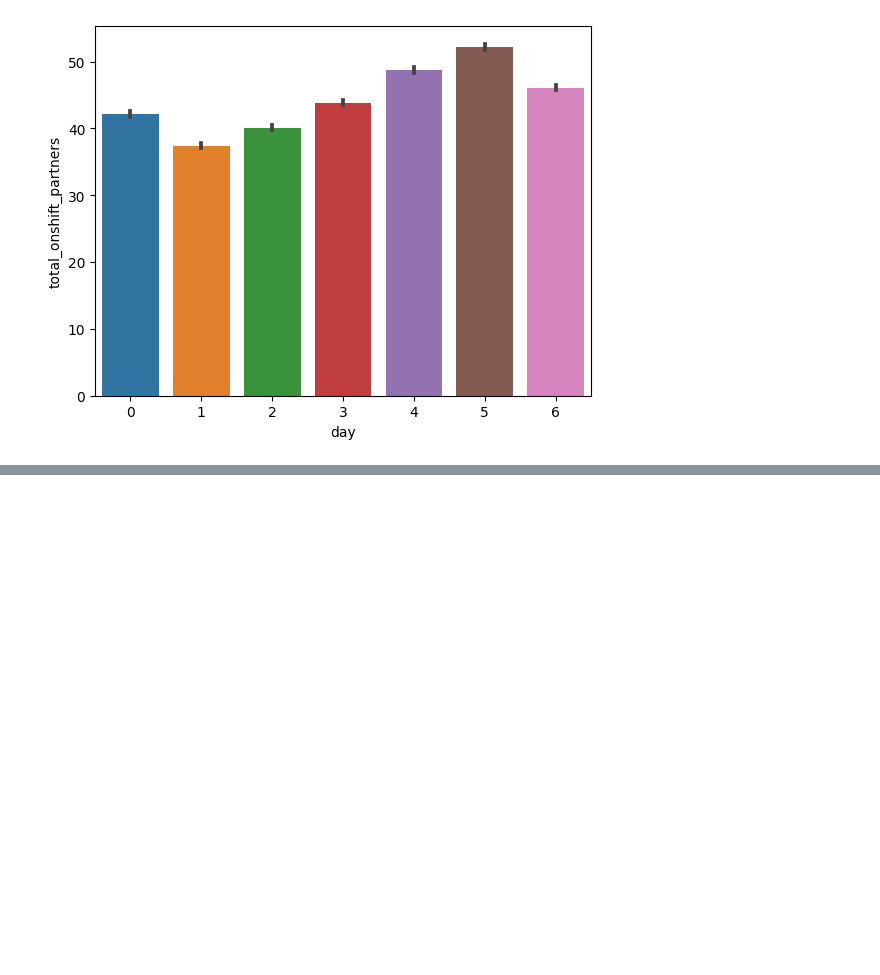
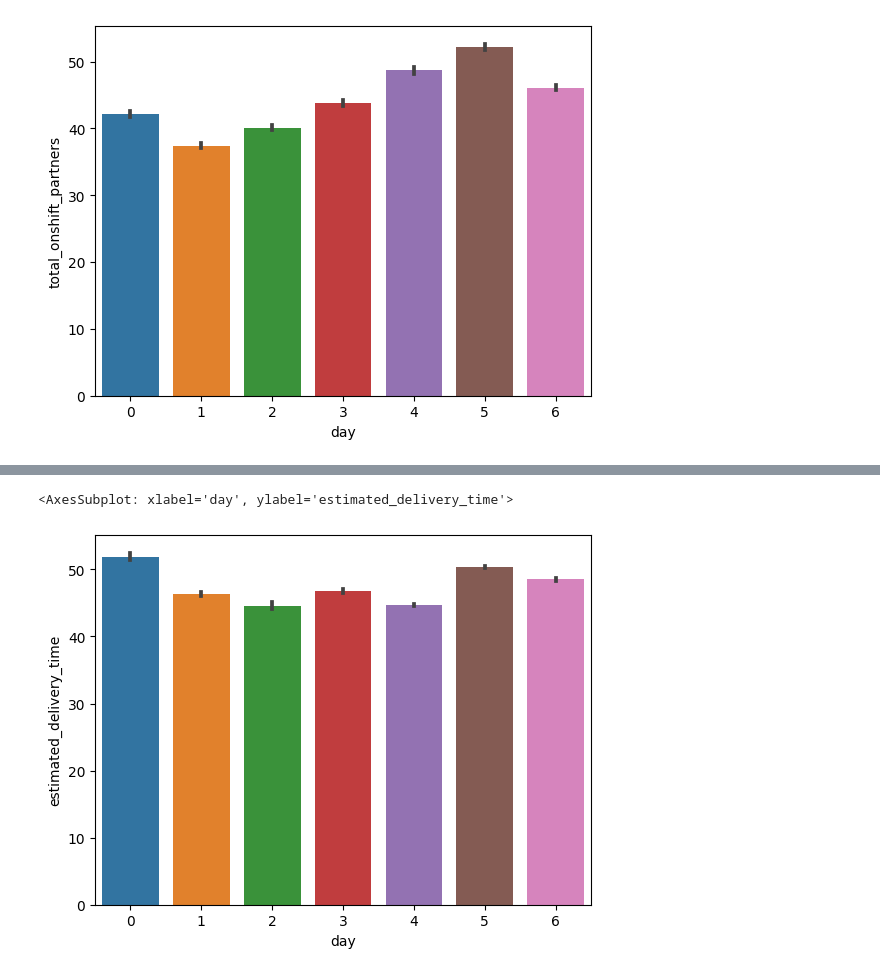
Before and after one commit to mahikshith/Porter_Neural_Network_delivery_time_estimation, a Jupyter notebook: porter_nn.ipynb, the cells around one changed output, grey strips where cells are left out. Cells and saved outputs as stored; diff of their text form; code cells hidden in the pictures; blank space fills up the shorter version.

```diff
--- a/porter_nn.ipynb
+++ b/porter_nn.ipynb
@@ -274,0 +318,8 @@ sns.barplot(data = df, x = df["day"], y = df["total_onshift_partners"])
+# %%
+# day vs estimated delivery time
+sns.barplot(data = df, x = df["day"], y = df["estimated_delivery_time"])
+# the average estimated delivery time remains almost consitent for all the days
+# we observed the same via pairplot
+# %% [output]
+<AxesSubplot: xlabel='day', ylabel='estimated_delivery_time'>
+[figure, added]
```
Also changed, not shown: parts of 55 cells of this notebook.
